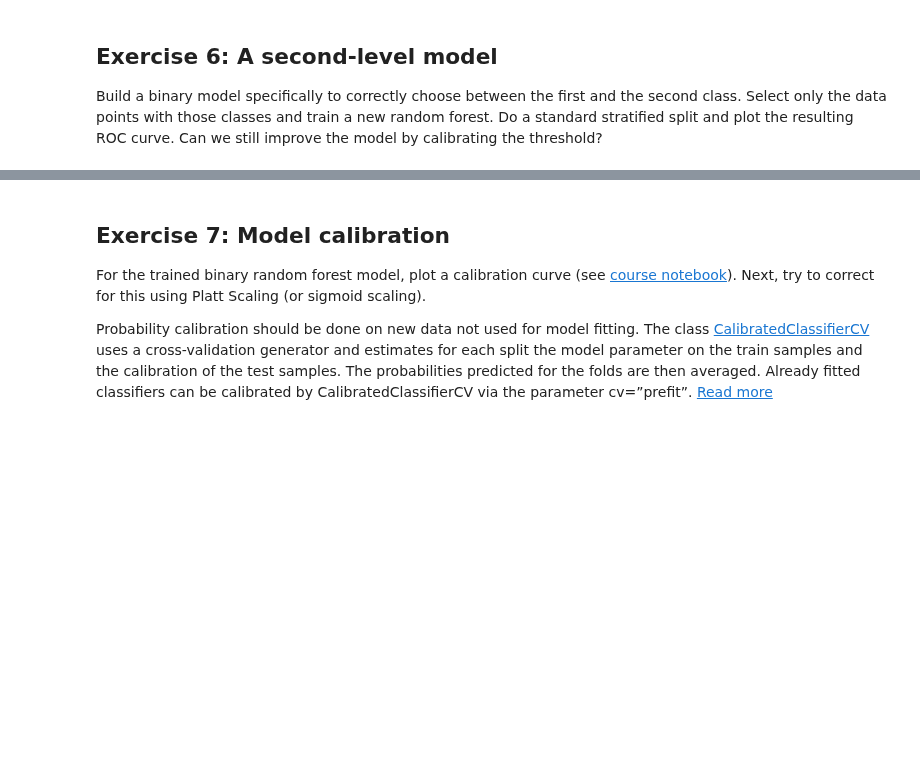
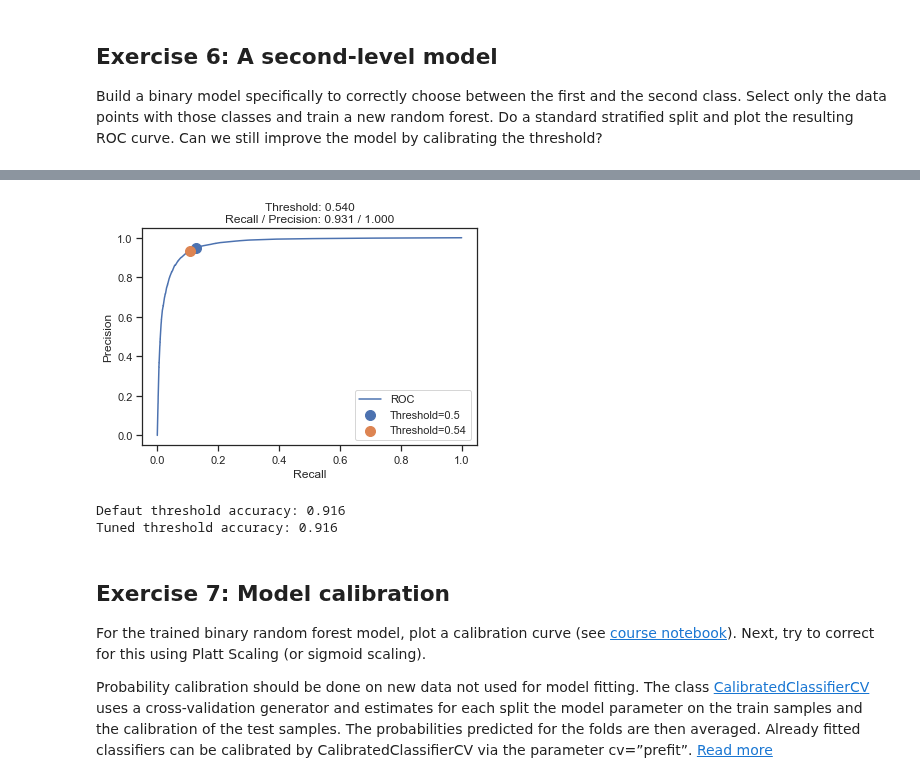
Before and after one commit to gekas145/tue-ml-course, a Jupyter notebook: labs/Lab 3 - Ensembles.ipynb, the cells around one changed output, grey strips where cells are left out. Cells and saved outputs as stored; diff of their text form; code cells hidden in the pictures; blank space fills up the shorter version.

```diff
--- a/labs/Lab 3 - Ensembles.ipynb
+++ b/labs/Lab 3 - Ensembles.ipynb
@@ -235,0 +249,8 @@ Select only the data points with those classes and train a new random forest. Do
+# %%
+X_train_f, X_test_f, y_train_f, y_test_f = train_test_split(X_filtered, y_filtered,
+                                                            stratify=y_filtered,
+                                                            shuffle=True,
+                                                            random_state=1,
+                                                            test_size=0.3)
+# %%
+rfc = RandomForestClassifier(max_depth=32, n_estimators=30, random_state=1)
@@ -236,3 +261,33 @@ Select only the data points with those classes and train a new random forest. Do
+# %%
+from sklearn.metrics import roc_curve
+
+fpr, tpr, thresholds = roc_curve(y_test_f, rfc.predict_proba(X_test_f)[:, 1])
+# %%
+plt.plot(fpr, tpr, label="ROC")
+
+t = [0.5, 0.54]
+idxs = []
+for i in range(len(t)):
+    idxs.append(np.argmin(np.abs(thresholds - t[i])))
+
+for i in range(len(idxs)):
+    plt.scatter(fpr[idxs[i]], tpr[idxs[i]], s=100, label=f"Threshold={t[i]}", zorder=2)
+
+plt.xlabel("Recall")
+plt.ylabel("Precision")
+plt.legend()
+plt.title(f"Threshold: {t[1]:.3f}\nRecall / Precision: {recall[idxs[1]]:.3f} / {precision[idxs[1]]:.3f}")
+plt.show()
+# %% [output]
+[figure, added]
+# %%
+from sklearn.metrics import accuracy_score
+
+print(f"Defaut threshold accuracy: {accuracy_score(y_test_f, rfc.predict(X_test_f)):.3f}")
+print(f"Tuned threshold accuracy: {accuracy_score(y_test_f, rfc.predict_proba(X_test_f)[:, 1] > 0.54):.3f}")
+# %% [output]
+Defaut threshold accuracy: 0.916
+Tuned threshold accuracy: 0.916
 # %% [markdown]
 ## Exercise 7: Model calibration
 For the trained binary random forest model, plot a calibration curve (see [course notebook](https://ml-course.github.io/engineer/slides_html/03%20-%20Model%20Selection.slides.html#/40)).
```
Also changed, not shown: parts of 18 cells of this notebook.
